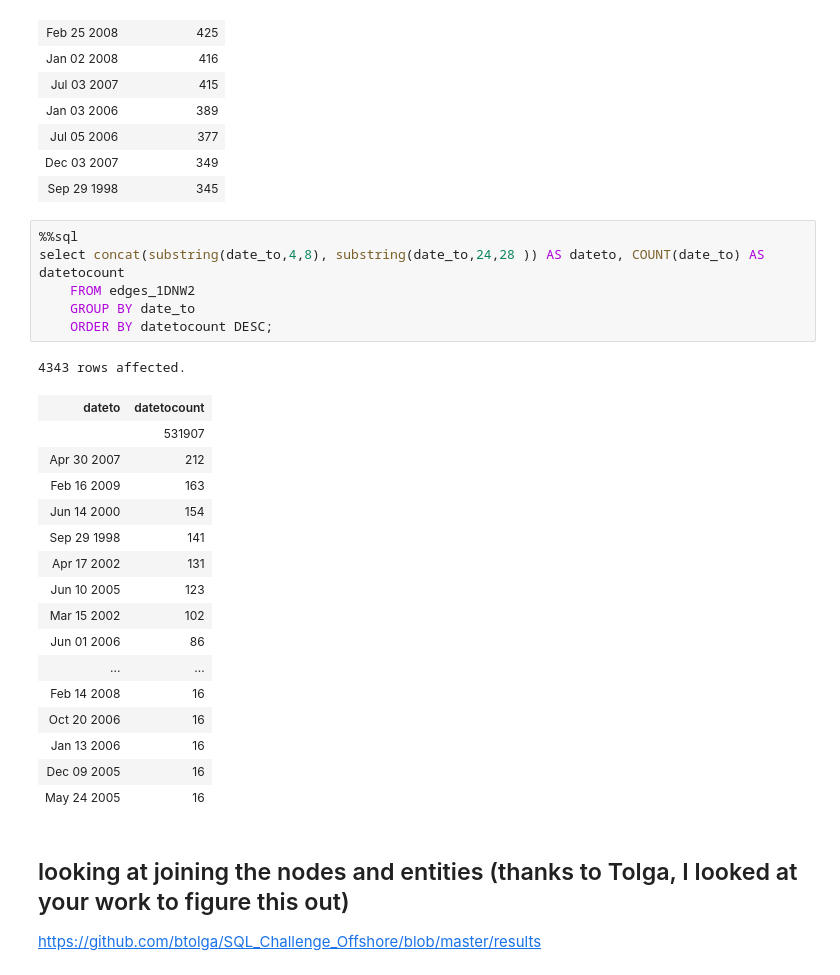
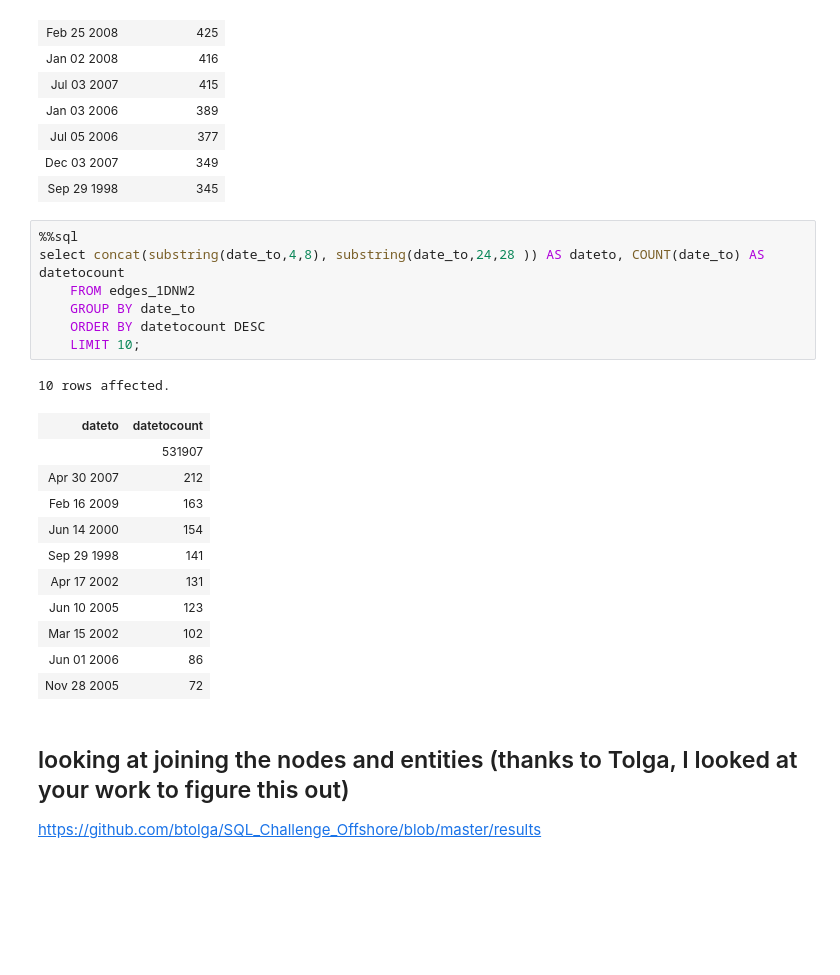
Before and after one commit to stephgline/sql_challenge_exploring_offshoreleaks, a Jupyter notebook: 4.8.16panama_papers.ipynb, the cells around one changed output. Saved outputs shown, nothing was run; the diff lists cells and outputs as text; blank space fills up the shorter version.

Commit message:
added limits to the queries

```diff
--- a/4.8.16panama_papers.ipynb
+++ b/4.8.16panama_papers.ipynb
@@ -582,27 +539,23 @@ select concat(substring(date_from,4,8), substring(date_from,24,28 )) AS datefrom
 # %%
 %%sql
 select concat(substring(date_to,4,8), substring(date_to,24,28 )) AS dateto, COUNT(date_to) AS datetocount
     FROM edges_1DNW2
     GROUP BY date_to
-    ORDER BY datetocount DESC;
+    ORDER BY datetocount DESC
+    LIMIT 10;
 # %% [output]
-4343 rows affected.
+10 rows affected.
 | dateto | datetocount |
 |  | 531907 |
 | Apr 30 2007 | 212 |
 | Feb 16 2009 | 163 |
 | Jun 14 2000 | 154 |
 | Sep 29 1998 | 141 |
 | Apr 17 2002 | 131 |
 | Jun 10 2005 | 123 |
 | Mar 15 2002 | 102 |
 | Jun 01 2006 | 86 |
-| ... | ... |
-| Feb 14 2008 | 16 |
-| Oct 20 2006 | 16 |
-| Jan 13 2006 | 16 |
-| Dec 09 2005 | 16 |
-| May 24 2005 | 16 |
+| Nov 28 2005 | 72 |
 # %% [markdown]
 ## looking at joining the nodes and entities (thanks to Tolga, I looked at your work to figure this out)
 https://github.com/btolga/SQL_Challenge_Offshore/blob/master/results
```
Also changed, not shown: parts of 3 cells of this notebook.
